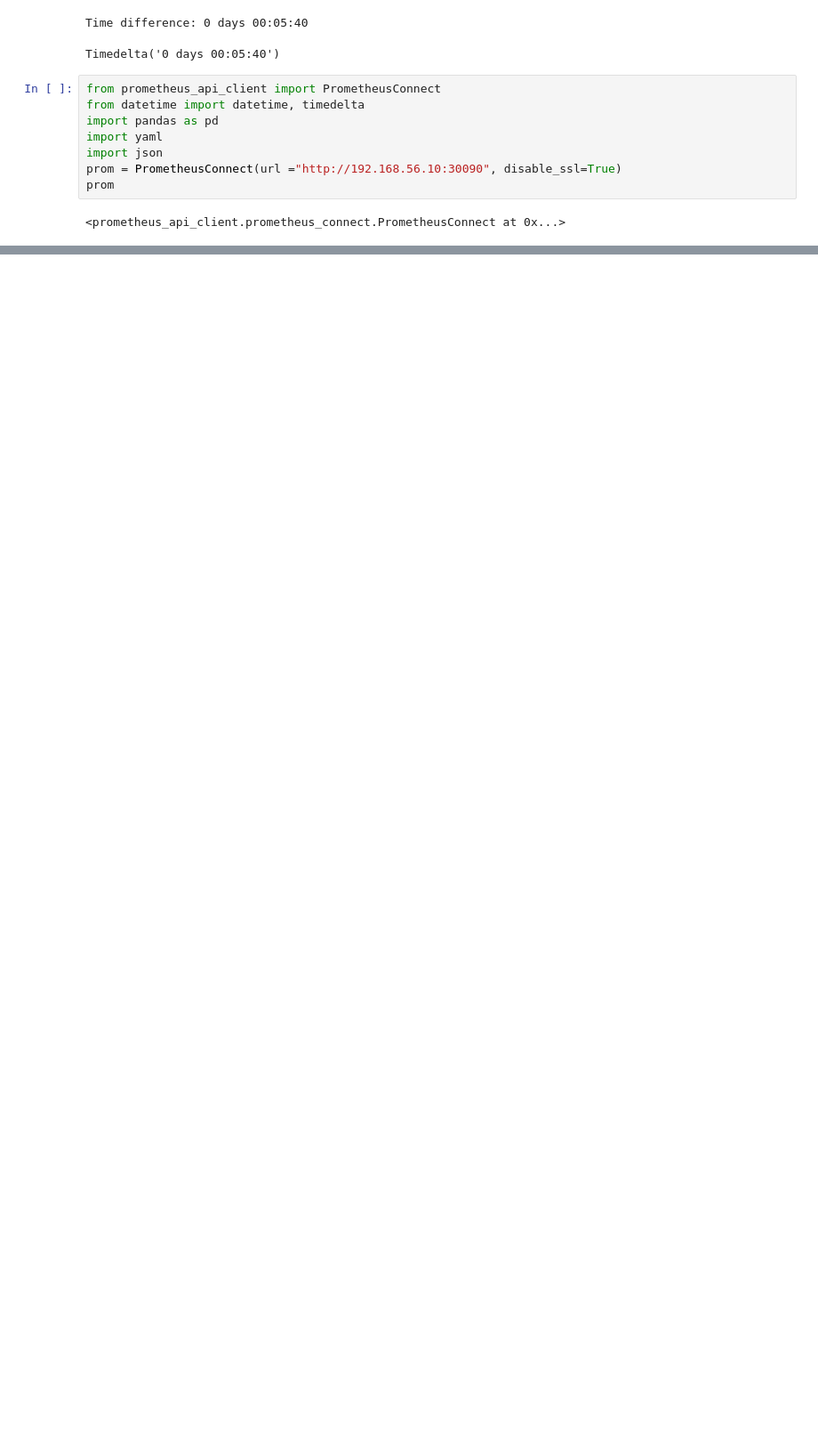
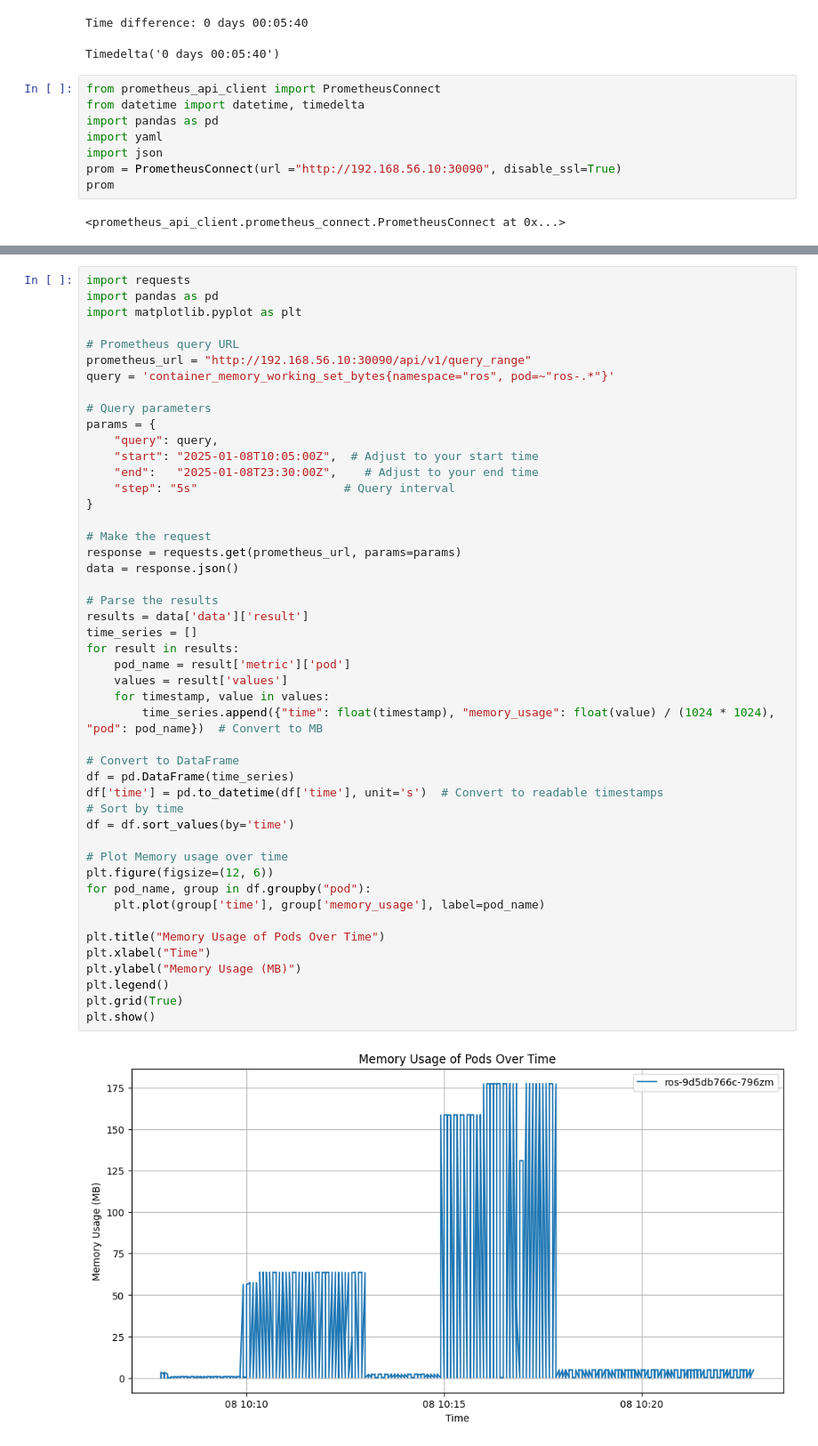
Before and after one commit to MSKazemi/Vagrant-Kubernetes-ROS2-Deployment, a Jupyter notebook: DataAnalysis/HPA.ipynb, the cells around one changed output, grey strips where cells are left out. Shown at 89% size. Saved outputs shown, nothing was run; the diff lists cells and outputs as text; blank space fills up the shorter version.

```diff
--- a/DataAnalysis/HPA.ipynb
+++ b/DataAnalysis/HPA.ipynb
@@ -165,0 +364,49 @@ prom
+# %%
+import requests
+import pandas as pd
+import matplotlib.pyplot as plt
+
+# Prometheus query URL
+prometheus_url = "http://192.168.56.10:30090/api/v1/query_range"
+query = 'container_memory_working_set_bytes{namespace="ros", pod=~"ros-.*"}'
+
+# Query parameters
+params = {
+    "query": query,
+    "start": "2025-01-08T10:05:00Z",  # Adjust to your start time
+    "end":   "2025-01-08T23:30:00Z",    # Adjust to your end time
+    "step": "5s"                     # Query interval
+}
+
+# Make the request
+response = requests.get(prometheus_url, params=params)
+data = response.json()
+
+# Parse the results
+results = data['data']['result']
+time_series = []
+for result in results:
+    pod_name = result['metric']['pod']
+    values = result['values']
+    for timestamp, value in values:
+        time_series.append({"time": float(timestamp), "memory_usage": float(value) / (1024 * 1024), "pod": pod_name})  # Convert to MB
+
+# Convert to DataFrame
+df = pd.DataFrame(time_series)
+df['time'] = pd.to_datetime(df['time'], unit='s')  # Convert to readable timestamps
+# Sort by time
+df = df.sort_values(by='time')
+
+# Plot Memory usage over time
+plt.figure(figsize=(12, 6))
+for pod_name, group in df.groupby("pod"):
+    plt.plot(group['time'], group['memory_usage'], label=pod_name)
+
+plt.title("Memory Usage of Pods Over Time")
+plt.xlabel("Time")
+plt.ylabel("Memory Usage (MB)")
+plt.legend()
+plt.grid(True)
+plt.show()
+# %% [output]
+[figure, added]
```
Also changed, not shown: parts of 10 cells of this notebook, 2 other files.
